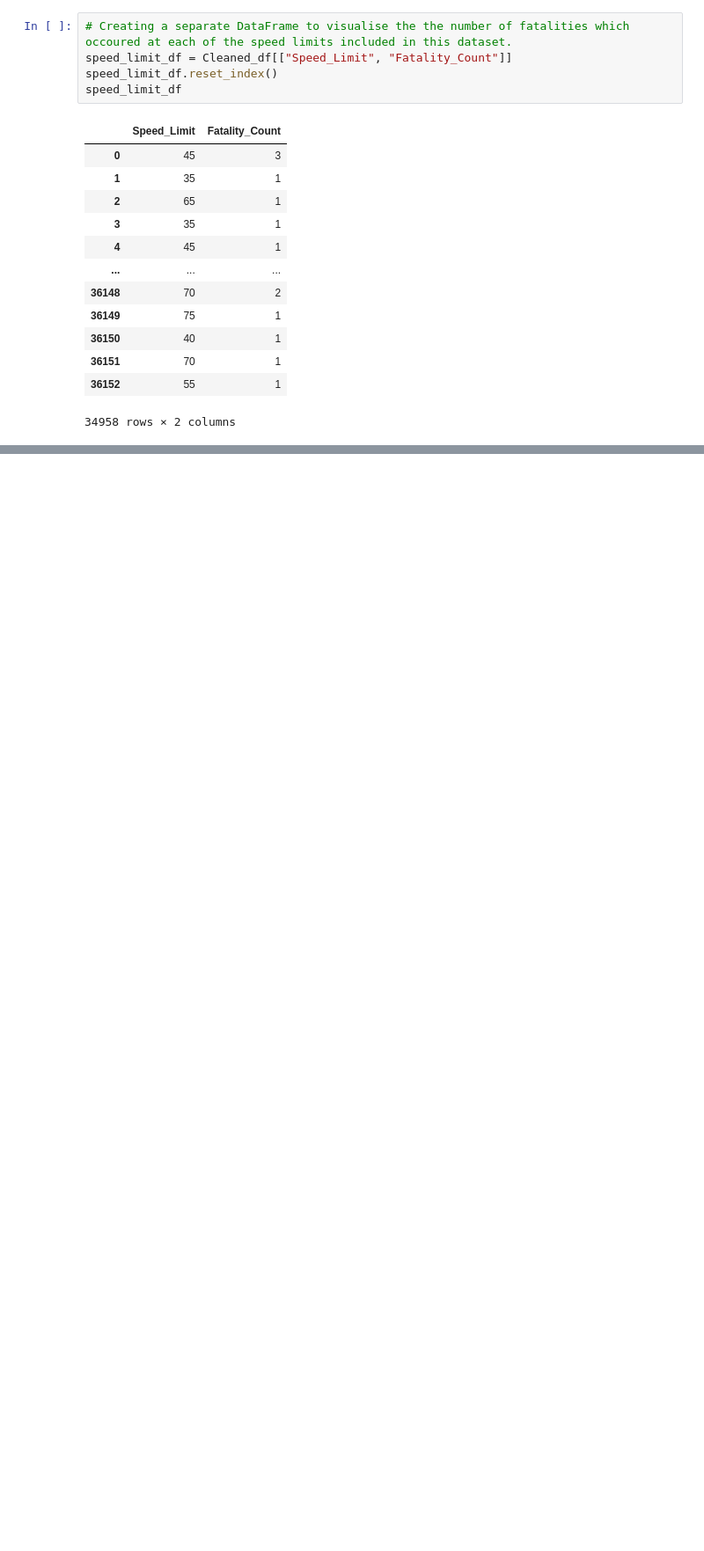
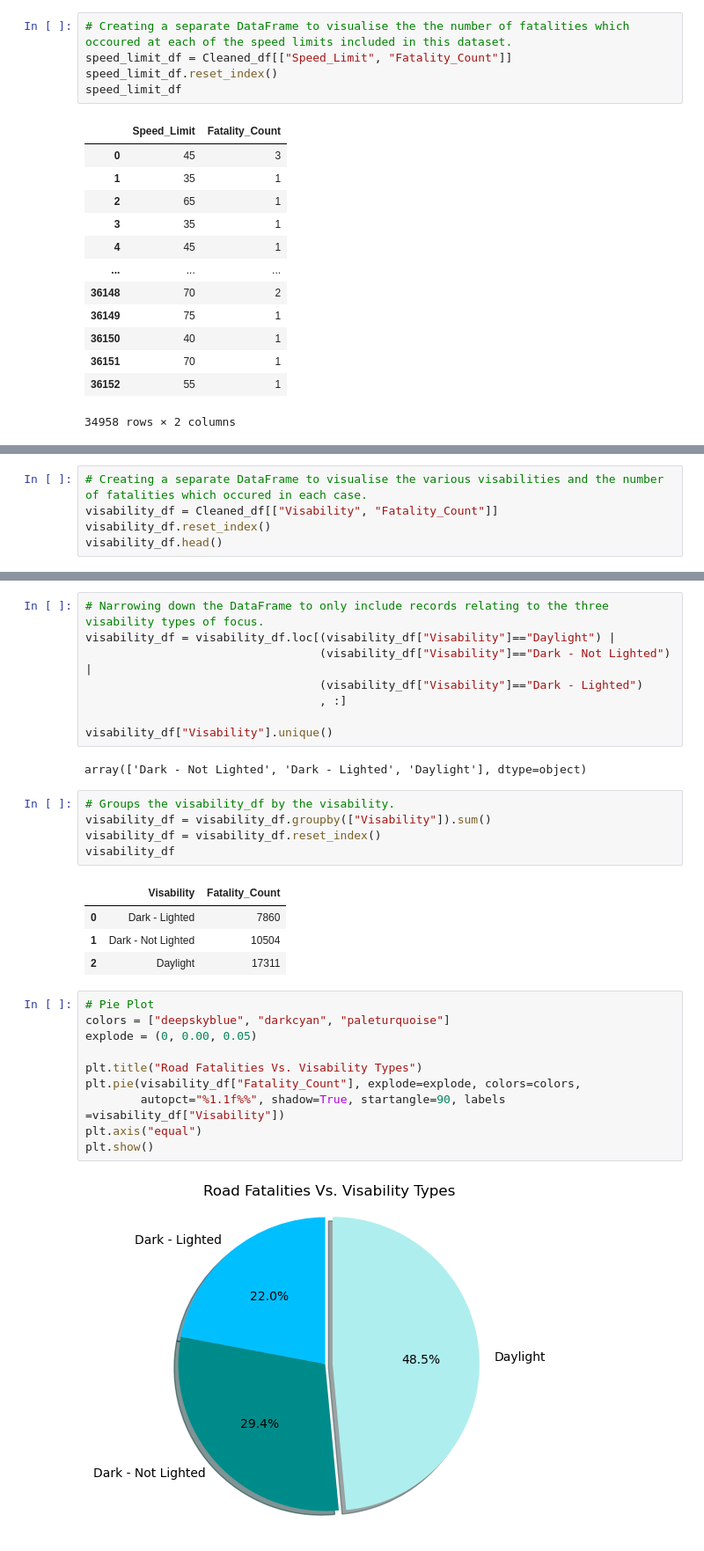
Before and after one commit to lishanisrikaran/project-1, a Jupyter notebook: road_fatalities - main.ipynb, the cells around one changed output, grey strips where cells are left out. Shown: that part at 88% size. Drawn from its saved outputs; the diff is of its cells as text; blank space fills up the shorter version.

```diff
--- a/road_fatalities - main.ipynb
+++ b/road_fatalities - main.ipynb
@@ -390,0 +523,5 @@ plt.show()
+# %%
+# Creating a separate DataFrame to visualise the various visabilities and the number of fatalities which occured in each case.
+visability_df = Cleaned_df[["Visability", "Fatality_Count"]]
+visability_df.reset_index()
+visability_df.head()
@@ -390,0 +549,32 @@ plt.show()
+# %%
+# Narrowing down the DataFrame to only include records relating to the three visability types of focus.
+visability_df = visability_df.loc[(visability_df["Visability"]=="Daylight") |
+                                  (visability_df["Visability"]=="Dark - Not Lighted") |
+                                  (visability_df["Visability"]=="Dark - Lighted")
+                                  , :]
+
+visability_df["Visability"].unique()
+# %% [output]
+array(['Dark - Not Lighted', 'Dark - Lighted', 'Daylight'], dtype=object)
+# %%
+# Groups the visability_df by the visability.
+visability_df = visability_df.groupby(["Visability"]).sum()
+visability_df = visability_df.reset_index()
+visability_df
+# %% [output]
+|  | Visability | Fatality_Count |
+| 0 | Dark - Lighted | 7860 |
+| 1 | Dark - Not Lighted | 10504 |
+| 2 | Daylight | 17311 |
+# %%
+# Pie Plot
+colors = ["deepskyblue", "darkcyan", "paleturquoise"]
+explode = (0, 0.00, 0.05)
+
+plt.title("Road Fatalities Vs. Visability Types")
+plt.pie(visability_df["Fatality_Count"], explode=explode, colors=colors,
+        autopct="%1.1f%%", shadow=True, startangle=90, labels =visability_df["Visability"])
+plt.axis("equal")
+plt.show()
+# %% [output]
+[figure, added]
```
Also changed, not shown: parts of 33 cells of this notebook.
